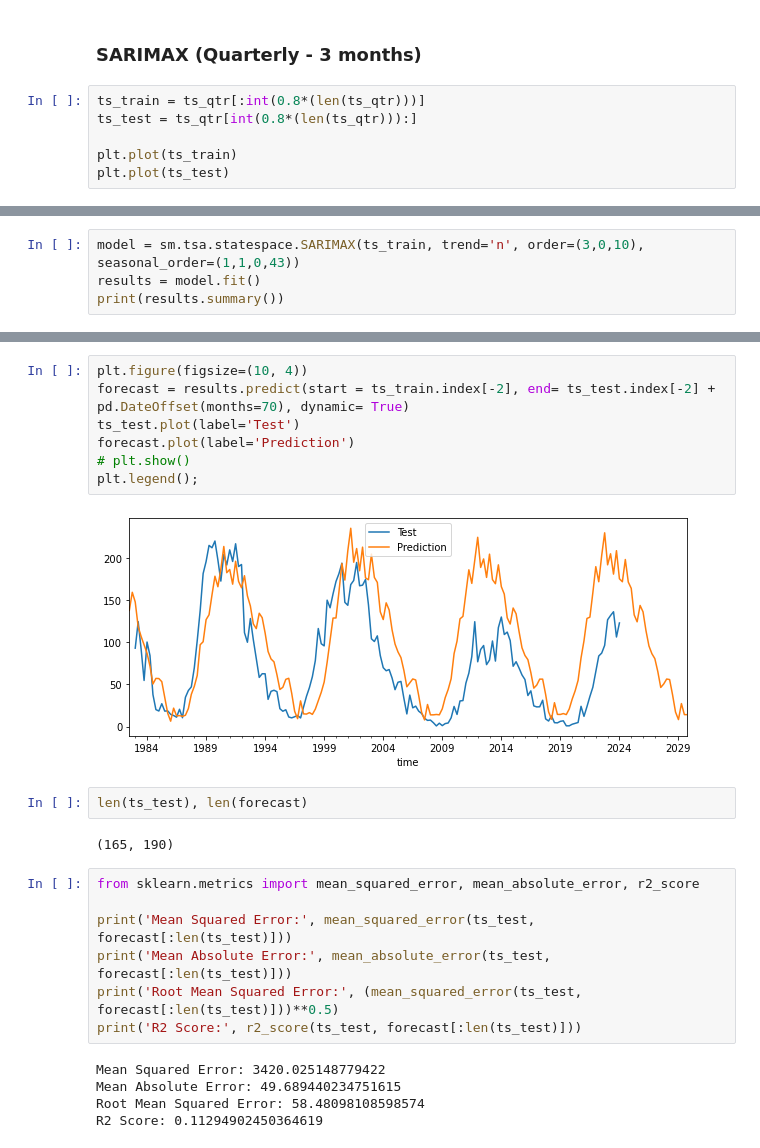
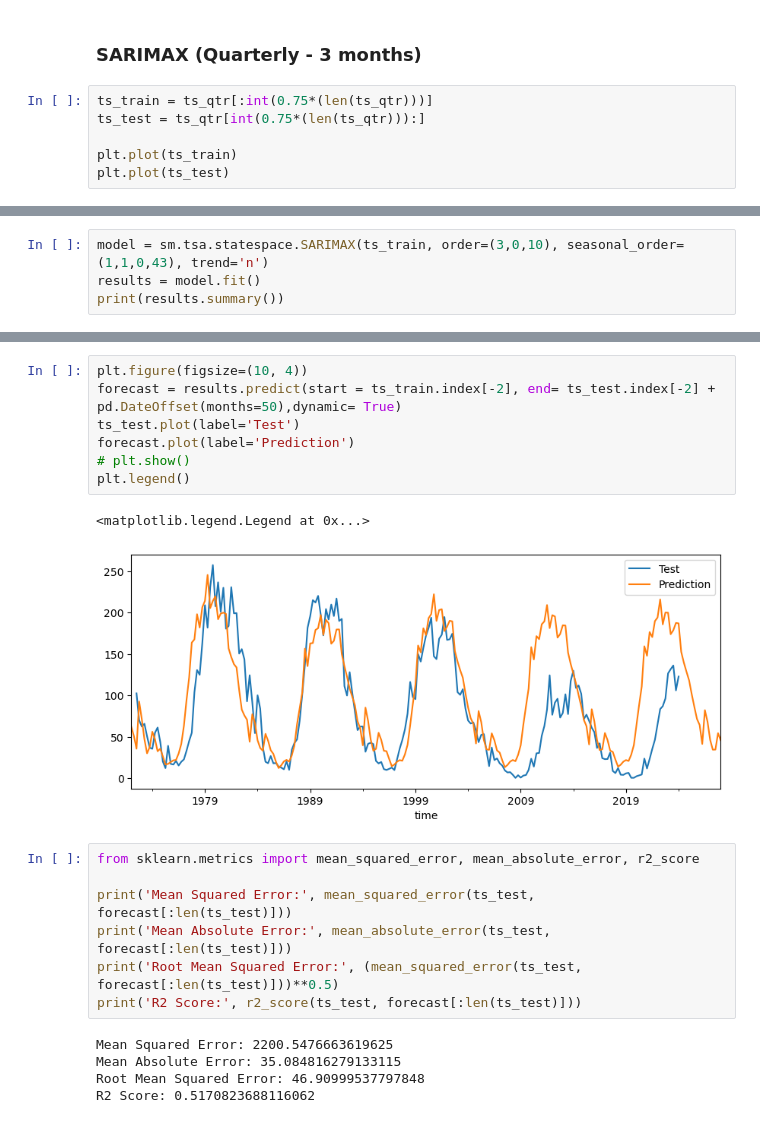
Before and after one commit to Jack-brewster/arctic-forecasting, a Jupyter notebook: analysis.ipynb, the cells around one changed output, grey strips where cells are left out. Drawn from its saved outputs; the diff is of its cells as text.

```diff
--- a/analysis.ipynb
+++ b/analysis.ipynb
@@ -124,8 +124,8 @@ plt.show()
 # %% [markdown]
 ### SARIMAX (Quarterly - 3 months)
 # %%
-ts_train = ts_qtr[:int(0.8*(len(ts_qtr)))]
-ts_test = ts_qtr[int(0.8*(len(ts_qtr))):]
+ts_train = ts_qtr[:int(0.75*(len(ts_qtr)))]
+ts_test = ts_qtr[int(0.75*(len(ts_qtr))):]
 
 plt.plot(ts_train)
 plt.plot(ts_test)
@@ -135,5 +135,5 @@ plt.plot(ts_test)
 # %%
-model = sm.tsa.statespace.SARIMAX(ts_train, trend='n', order=(3,0,10), seasonal_order=(1,1,0,43))
+model = sm.tsa.statespace.SARIMAX(ts_train, order=(3,0,10), seasonal_order=(1,1,0,43), trend='n')
 results = model.fit()
 print(results.summary())
 # %% [output]
@@ -185,16 +157,13 @@ Warnings:
 # %%
 plt.figure(figsize=(10, 4))
-forecast = results.predict(start = ts_train.index[-2], end= ts_test.index[-2] + pd.DateOffset(months=70), dynamic= True)
+forecast = results.predict(start = ts_train.index[-2], end= ts_test.index[-2] + pd.DateOffset(months=50),dynamic= True)
 ts_test.plot(label='Test')
 forecast.plot(label='Prediction')
 # plt.show()
-plt.legend();
+plt.legend()
 # %% [output]
+<matplotlib.legend.Legend at 0x...>
-[figure, old version]
+[figure, new version]
-# %%
-len(ts_test), len(forecast)
-# %% [output]
-(165, 190)
 # %%
 from sklearn.metrics import mean_squared_error, mean_absolute_error, r2_score
 
@@ -203,7 +172,7 @@ print('Mean Absolute Error:', mean_absolute_error(ts_test, forecast[:len(ts_test
 print('Root Mean Squared Error:', (mean_squared_error(ts_test, forecast[:len(ts_test)]))**0.5)
 print('R2 Score:', r2_score(ts_test, forecast[:len(ts_test)]))
 # %% [output]
-Mean Squared Error: 3420.025148779422
-Mean Absolute Error: 49.689440234751615
-Root Mean Squared Error: 58.48098108598574
-R2 Score: 0.11294902450364619
+Mean Squared Error: 2200.5476663619625
+Mean Absolute Error: 35.084816279133115
+Root Mean Squared Error: 46.90999537797848
+R2 Score: 0.5170823688116062
```
Also changed, not shown: parts of 8 cells of this notebook.
